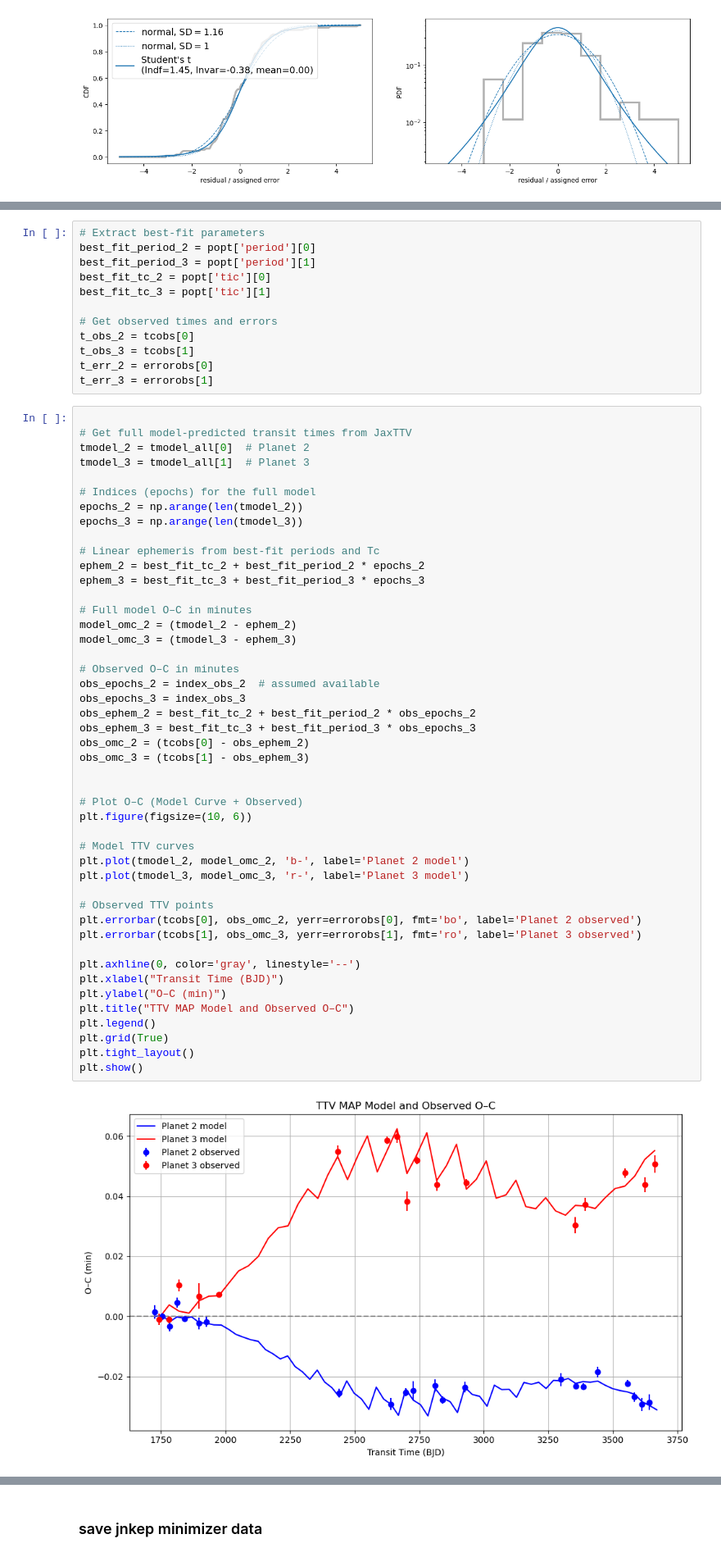
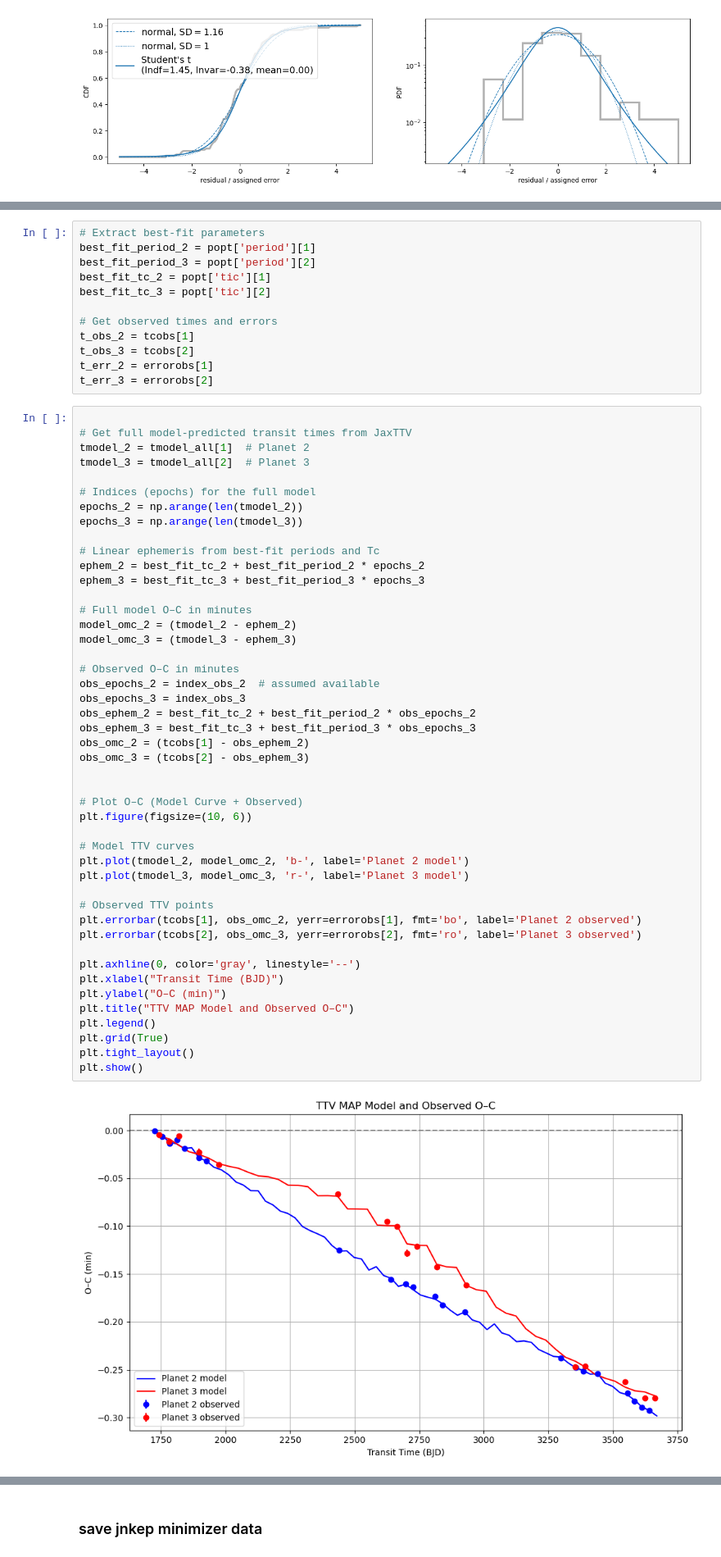
Before and after one commit to pentrican10/tess-resonant-systems, a Jupyter notebook: 4_toi_1339_jnkep-non-transit.ipynb, the cells around one changed output, grey strips where cells are left out. Shown at 82% size. Cells and saved outputs as stored; diff of their text form.

```diff
--- a/4_toi_1339_jnkep-non-transit.ipynb
+++ b/4_toi_1339_jnkep-non-transit.ipynb
@@ -247,20 +247,20 @@ Reduced chi-squared: 250397819226.22
 # %%
 # Extract best-fit parameters
-best_fit_period_2 = popt['period'][0]
-best_fit_period_3 = popt['period'][1]
-best_fit_tc_2 = popt['tic'][0]
-best_fit_tc_3 = popt['tic'][1]
+best_fit_period_2 = popt['period'][1]
+best_fit_period_3 = popt['period'][2]
+best_fit_tc_2 = popt['tic'][1]
+best_fit_tc_3 = popt['tic'][2]
 
 # Get observed times and errors
-t_obs_2 = tcobs[0]
-t_obs_3 = tcobs[1]
-t_err_2 = errorobs[0]
-t_err_3 = errorobs[1]
+t_obs_2 = tcobs[1]
+t_obs_3 = tcobs[2]
+t_err_2 = errorobs[1]
+t_err_3 = errorobs[2]
 # %%
 
 # Get full model-predicted transit times from JaxTTV
-tmodel_2 = tmodel_all[0]  # Planet 2
-tmodel_3 = tmodel_all[1]  # Planet 3
+tmodel_2 = tmodel_all[1]  # Planet 2
+tmodel_3 = tmodel_all[2]  # Planet 3
 
 # Indices (epochs) for the full model
 epochs_2 = np.arange(len(tmodel_2))
@@ -272,38 +272,38 @@ ephem_3 = best_fit_tc_3 + best_fit_period_3 * epochs_3
 
 # Full model O–C in minutes
 model_omc_2 = (tmodel_2 - ephem_2)
 model_omc_3 = (tmodel_3 - ephem_3)
 
 # Observed O–C in minutes
 obs_epochs_2 = index_obs_2  # assumed available
 obs_epochs_3 = index_obs_3
 obs_ephem_2 = best_fit_tc_2 + best_fit_period_2 * obs_epochs_2
 obs_ephem_3 = best_fit_tc_3 + best_fit_period_3 * obs_epochs_3
-obs_omc_2 = (tcobs[0] - obs_ephem_2)
-obs_omc_3 = (tcobs[1] - obs_ephem_3)
+obs_omc_2 = (tcobs[1] - obs_ephem_2)
+obs_omc_3 = (tcobs[2] - obs_ephem_3)
 
 
 # Plot O–C (Model Curve + Observed)
 plt.figure(figsize=(10, 6))
 
 # Model TTV curves
 plt.plot(tmodel_2, model_omc_2, 'b-', label='Planet 2 model')
 plt.plot(tmodel_3, model_omc_3, 'r-', label='Planet 3 model')
 
 # Observed TTV points
-plt.errorbar(tcobs[0], obs_omc_2, yerr=errorobs[0], fmt='bo', label='Planet 2 observed')
-plt.errorbar(tcobs[1], obs_omc_3, yerr=errorobs[1], fmt='ro', label='Planet 3 observed')
+plt.errorbar(tcobs[1], obs_omc_2, yerr=errorobs[1], fmt='bo', label='Planet 2 observed')
+plt.errorbar(tcobs[2], obs_omc_3, yerr=errorobs[2], fmt='ro', label='Planet 3 observed')
 
 plt.axhline(0, color='gray', linestyle='--')
 plt.xlabel("Transit Time (BJD)")
 plt.ylabel("O–C (min)")
 plt.title("TTV MAP Model and Observed O–C")
 plt.legend()
 plt.grid(True)
 plt.tight_layout()
 plt.show()
 # %% [output]
-[figure, old version]
+[figure, new version]
 # %%
 # Get model O–C at observed epochs
 model_omc_obs_2 = model_omc_2[index_obs_2]
```
Also changed, not shown: parts of 14 cells of this notebook, 51 other files.
